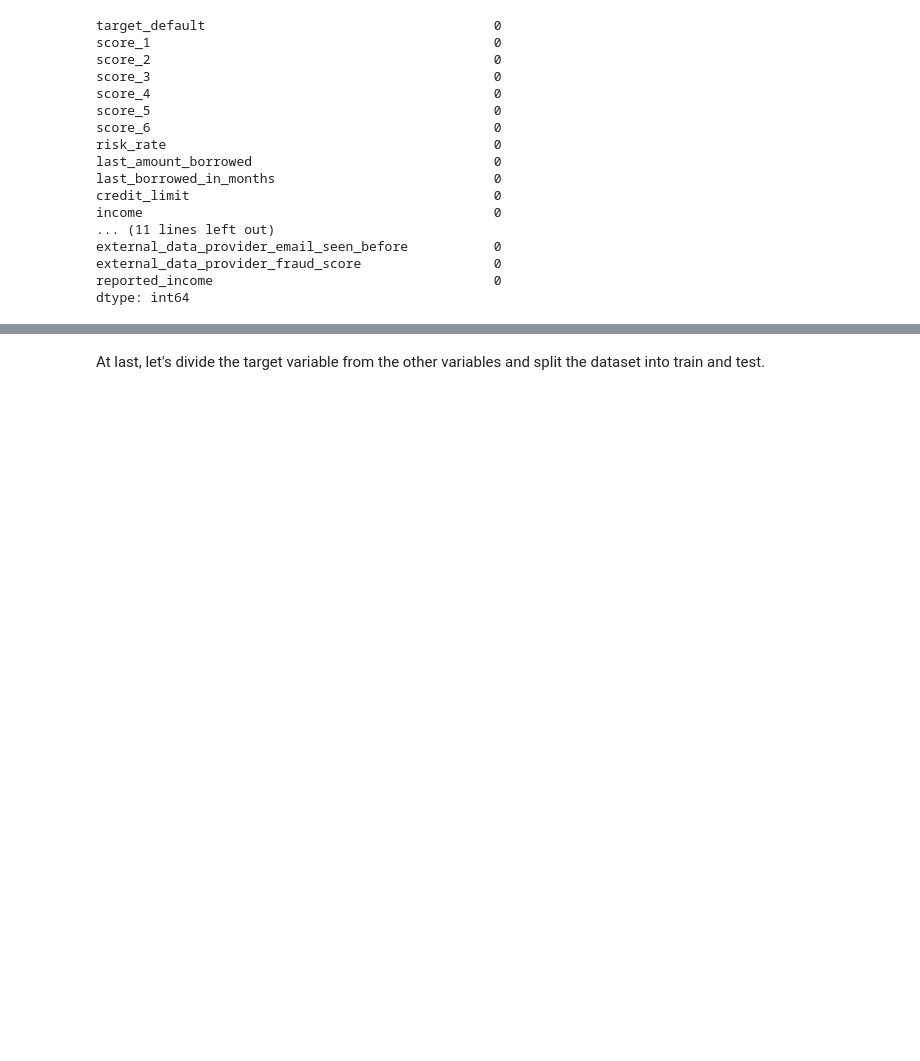
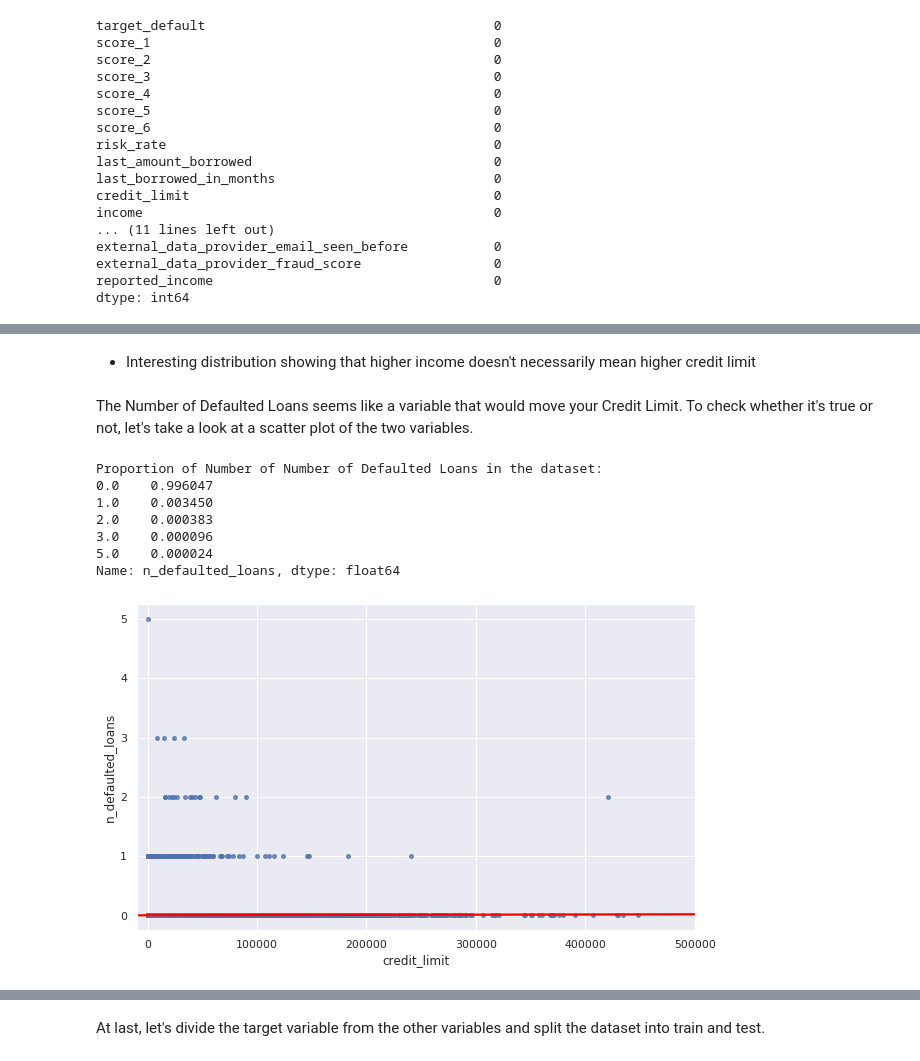
Before and after one commit to rafaelnduarte/Credit_Card_Default_Prediction, a Jupyter notebook: Risk_Analysis_of_Credit_Card_Default_Nubank.ipynb, the cells around one changed output, grey strips where cells are left out. Saved outputs shown, nothing was run; the diff lists cells and outputs as text; code cells hidden in the pictures; blank space fills up the shorter version.

```diff
--- a/Risk_Analysis_of_Credit_Card_Default_Nubank.ipynb
+++ b/Risk_Analysis_of_Credit_Card_Default_Nubank.ipynb
@@ -359,0 +445,23 @@ dtype: int64
+# %% [markdown]
+* Interesting distribution showing that higher income doesn't necessarily mean higher credit limit
+# %% [markdown]
+The Number of Defaulted Loans seems like a variable that would move your Credit Limit. To check whether it's true or not, let's take a look at a scatter plot of the two variables.
+# %%
+# scatter plot and linear regression
+fig, ax = plt.subplots(figsize=(10,6))
+
+ax.set_xlim(left=-10000,right=500000)
+sns.regplot('credit_limit', 'n_defaulted_loans', scatter_kws={"s": 15},
+           line_kws={"color": "red"}, data=encoded_eda, ax=ax);
+
+print("Proportion of Number of Number of Defaulted Loans in the dataset:")
+print(encoded_eda['n_defaulted_loans'].value_counts() / encoded_eda.shape[0])
+# %% [output]
+Proportion of Number of Number of Defaulted Loans in the dataset:
+0.0    0.996047
+1.0    0.003450
+2.0    0.000383
+3.0    0.000096
+5.0    0.000024
+Name: n_defaulted_loans, dtype: float64
+[figure, added]
```
Also changed, not shown: parts of 39 cells of this notebook.
